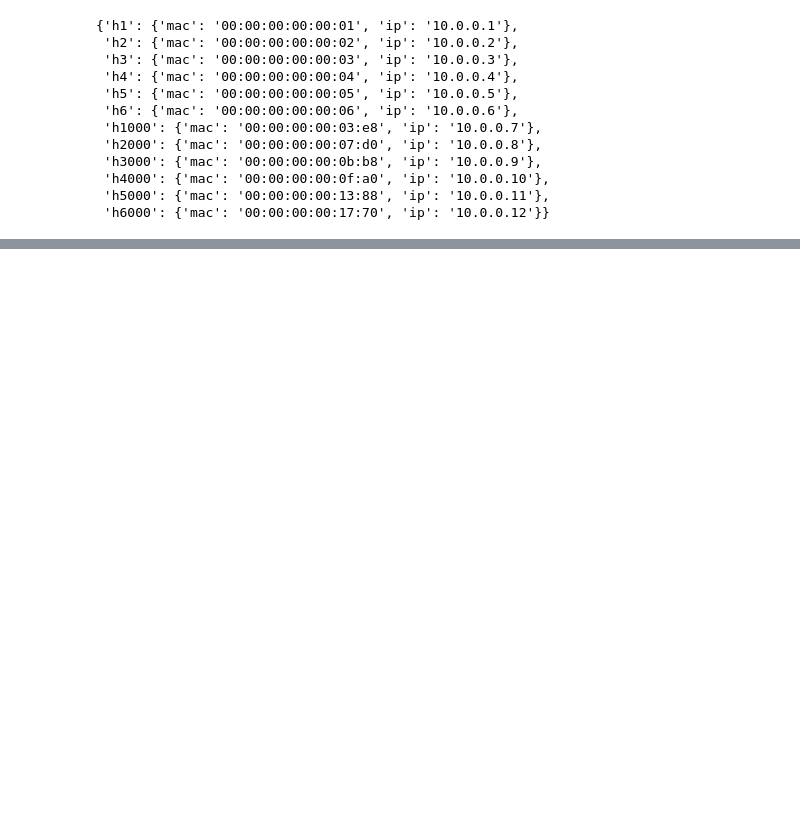
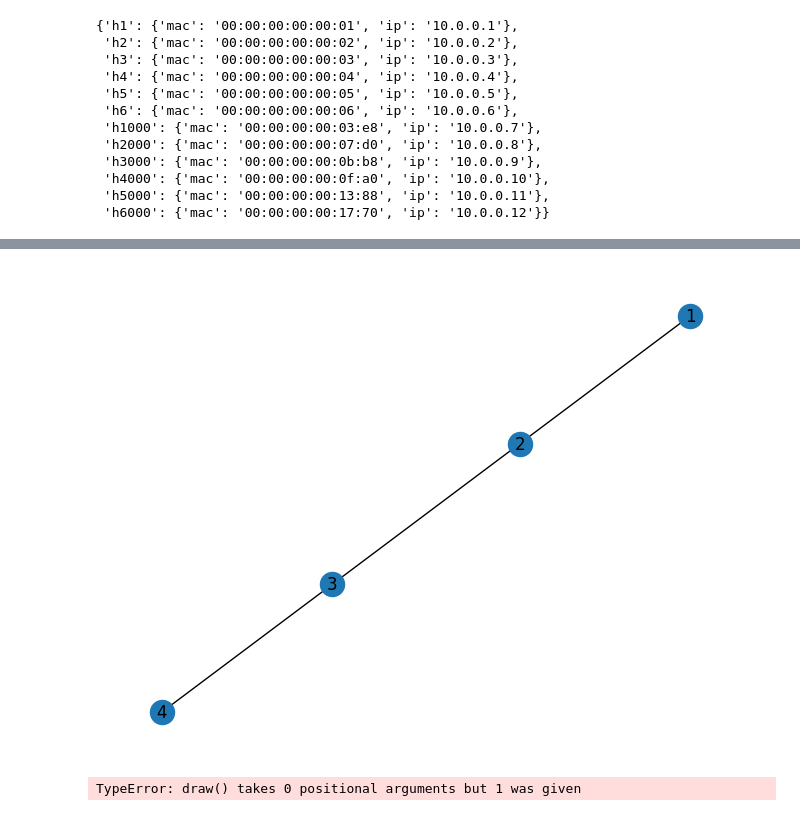
Before and after one commit to meodaiduoi/GAMR, a Jupyter notebook: RoutingComparation/dynamicsdn/multidomain_test.ipynb, the cells around one changed output, grey strips where cells are left out. Cells and saved outputs as stored; diff of their text form; code cells hidden in the pictures; blank space fills up the shorter version.

```diff
--- a/RoutingComparation/dynamicsdn/multidomain_test.ipynb
+++ b/RoutingComparation/dynamicsdn/multidomain_test.ipynb
@@ -204,0 +377,27 @@ import numpy as np
+# %%
+import networkx as nx
+
+# Create an empty graph
+G = nx.Graph()
+
+# Add 4 nodes to the graph
+G.add_nodes_from([1, 2, 3, 4])
+
+# Add edges to create a linear graph
+G.add_edges_from([(1, 2), (2, 3), (3, 4)])
+
+# Save graph
+nx.write_graphml_lxml(G, "4s.graphml")
+
+# Draw the graph using a layout suitable for linear graphs
+nx.draw(G, with_labels=True)
+# %% [output]
+[figure, added]
+# %%
+import requests as rq
+from networkx.readwrite import json_graph
+import matplotlib.pyplot as plt
+graph = rq.get('http://0.0.0.0:8000/graph').json()
+plt.draw(json_graph.node_link_graph(graph))
+# %% [output]
+TypeError: draw() takes 0 positional arguments but 1 was given
```
Also changed, not shown: parts of 7 cells of this notebook, 8 other files.
